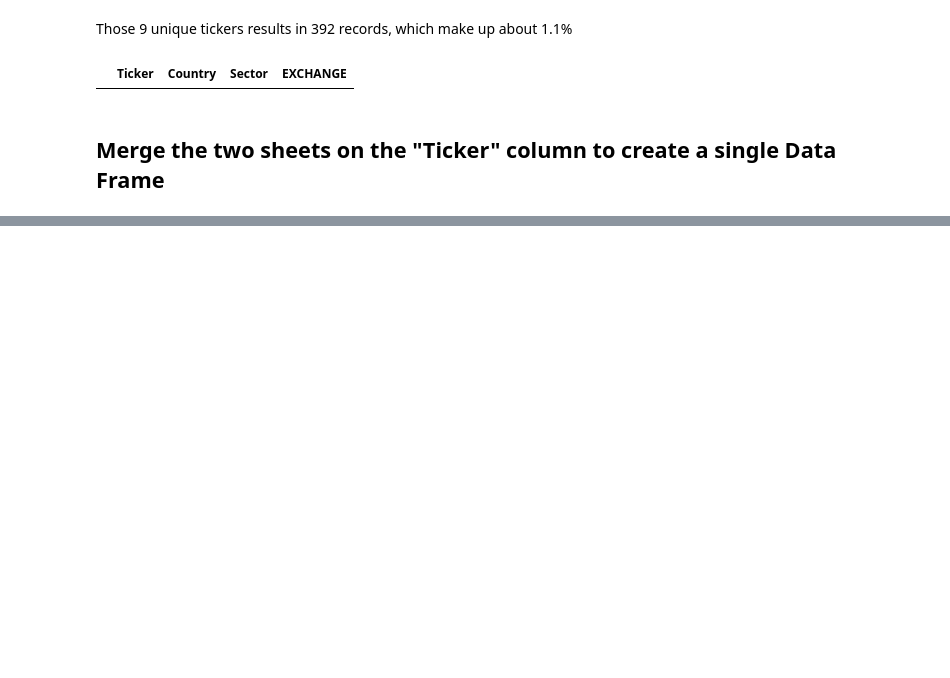
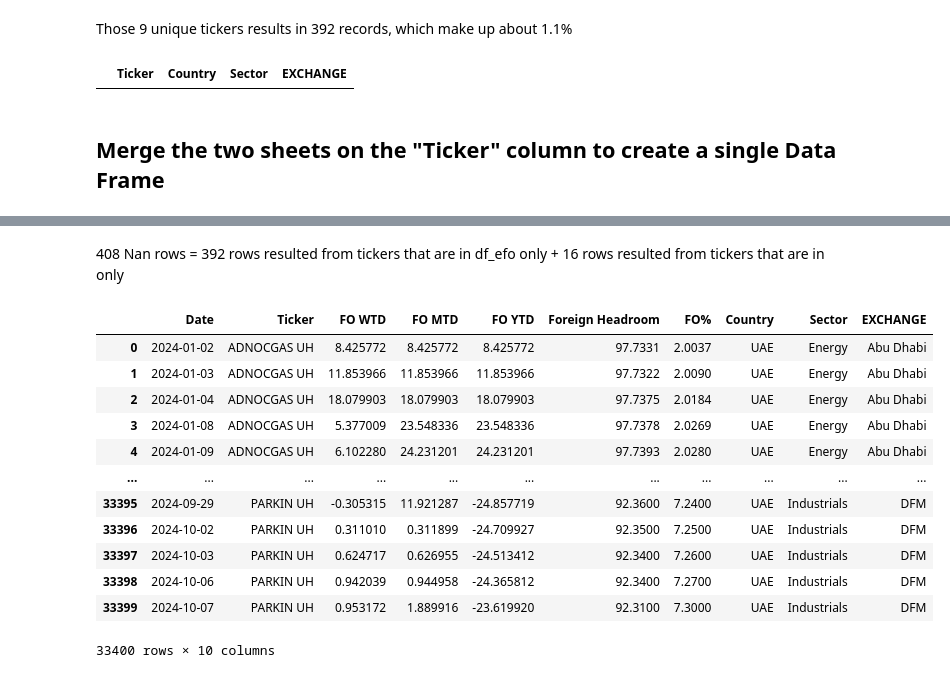
Before and after one commit to eslamdyab21/Data-exchange-processing, a Jupyter notebook: Foreign-Ownership-Analysis/notebook.ipynb, the cells around one changed output, grey strips where cells are left out. Drawn from its saved outputs; the diff is of its cells as text; code cells hidden in the pictures; blank space fills up the shorter version.

```diff
--- a/Foreign-Ownership-Analysis/notebook.ipynb
+++ b/Foreign-Ownership-Analysis/notebook.ipynb
@@ -313,0 +333,20 @@ df_ticker_info[df_ticker_info['Ticker'].isin(list(diff))]
+# %% [markdown]
+408 Nan rows = 392 rows resulted from tickers that are in df_efo only + 16 rows resulted from tickers that are in only
+# %%
+# Drop NaN values
+df_merged = df_merged[~df_merged.isna().any(axis=1)]
+df_merged
+# %% [output]
+|  | Date | Ticker | FO WTD | FO MTD | FO YTD | Foreign Headroom | FO% | Country | Sector | EXCHANGE |
+| 0 | 2024-01-02 | ADNOCGAS UH | 8.425772 | 8.425772 | 8.425772 | 97.7331 | 2.0037 | UAE | Energy | Abu Dhabi |
+| 1 | 2024-01-03 | ADNOCGAS UH | 11.853966 | 11.853966 | 11.853966 | 97.7322 | 2.0090 | UAE | Energy | Abu Dhabi |
+| 2 | 2024-01-04 | ADNOCGAS UH | 18.079903 | 18.079903 | 18.079903 | 97.7375 | 2.0184 | UAE | Energy | Abu Dhabi |
+| 3 | 2024-01-08 | ADNOCGAS UH | 5.377009 | 23.548336 | 23.548336 | 97.7378 | 2.0269 | UAE | Energy | Abu Dhabi |
+| 4 | 2024-01-09 | ADNOCGAS UH | 6.102280 | 24.231201 | 24.231201 | 97.7393 | 2.0280 | UAE | Energy | Abu Dhabi |
+| ... | ... | ... | ... | ... | ... | ... | ... | ... | ... | ... |
+| 33395 | 2024-09-29 | PARKIN UH | -0.305315 | 11.921287 | -24.857719 | 92.3600 | 7.2400 | UAE | Industrials | DFM |
+| 33396 | 2024-10-02 | PARKIN UH | 0.311010 | 0.311899 | -24.709927 | 92.3500 | 7.2500 | UAE | Industrials | DFM |
+| 33397 | 2024-10-03 | PARKIN UH | 0.624717 | 0.626955 | -24.513412 | 92.3400 | 7.2600 | UAE | Industrials | DFM |
+| 33398 | 2024-10-06 | PARKIN UH | 0.942039 | 0.944958 | -24.365812 | 92.3400 | 7.2700 | UAE | Industrials | DFM |
+| 33399 | 2024-10-07 | PARKIN UH | 0.953172 | 1.889916 | -23.619920 | 92.3100 | 7.3000 | UAE | Industrials | DFM |
+33400 rows × 10 columns
```
Also changed, not shown: parts of 2 cells of this notebook.
